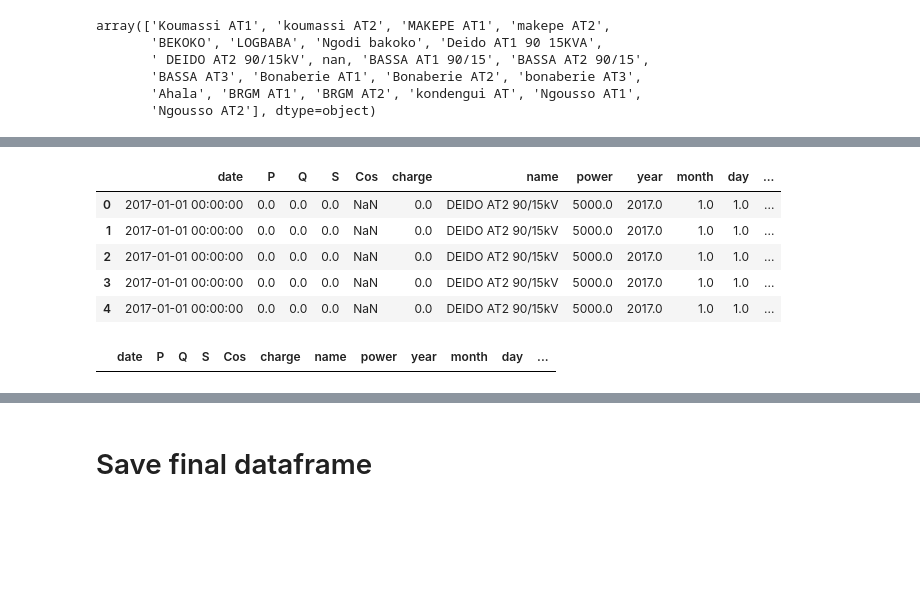
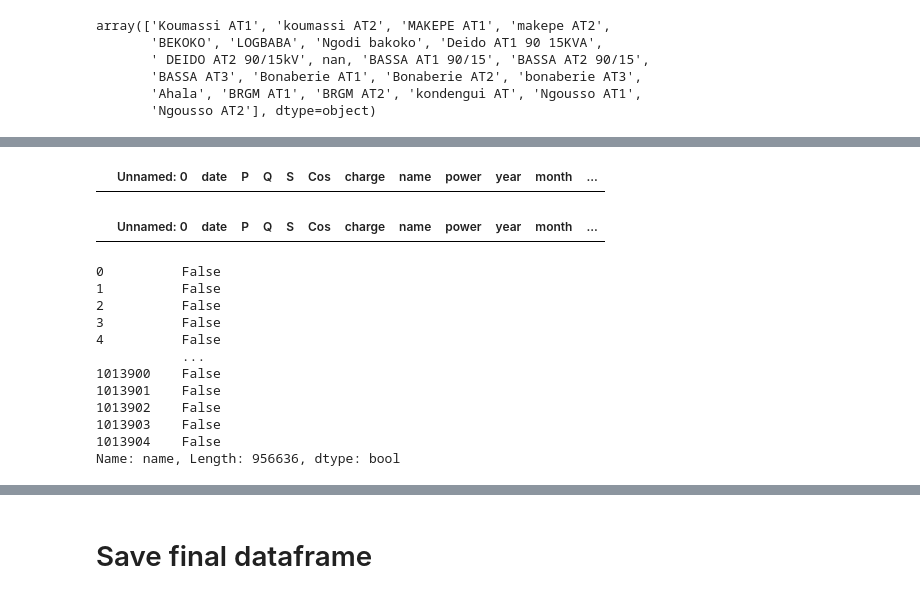
Before and after one commit to pascale25/Energy_electricity_project, a Jupyter notebook: Review_of_ENEO_V1.ipynb, the cells around one changed output, grey strips where cells are left out. Saved outputs shown, nothing was run; the diff lists cells and outputs as text; code cells hidden in the pictures; blank space fills up the shorter version.

```diff
--- a/Review_of_ENEO_V1.ipynb
+++ b/Review_of_ENEO_V1.ipynb
@@ -1589,11 +1591,6 @@ df_clean.loc[(df_clean['Cos'].isnull()) & (df_clean['P']==0) & (df_clean['Q']==
 # %%
-df[df['name']== ' DEIDO AT2 90/15kV' ].head(5)
+df_clean[df_clean['name']== ' DEIDO AT2 90/15kV' ].head(5)
 # %% [output]
-|  | date | P | Q | S | Cos | charge | name | power | year | month | day | ... |
-| 0 | 2017-01-01 00:00:00 | 0.0 | 0.0 | 0.0 | NaN | 0.0 | DEIDO AT2 90/15kV | 5000.0 | 2017.0 | 1.0 | 1.0 | ... |
-| 1 | 2017-01-01 00:00:00 | 0.0 | 0.0 | 0.0 | NaN | 0.0 | DEIDO AT2 90/15kV | 5000.0 | 2017.0 | 1.0 | 1.0 | ... |
-| 2 | 2017-01-01 00:00:00 | 0.0 | 0.0 | 0.0 | NaN | 0.0 | DEIDO AT2 90/15kV | 5000.0 | 2017.0 | 1.0 | 1.0 | ... |
-| 3 | 2017-01-01 00:00:00 | 0.0 | 0.0 | 0.0 | NaN | 0.0 | DEIDO AT2 90/15kV | 5000.0 | 2017.0 | 1.0 | 1.0 | ... |
-| 4 | 2017-01-01 00:00:00 | 0.0 | 0.0 | 0.0 | NaN | 0.0 | DEIDO AT2 90/15kV | 5000.0 | 2017.0 | 1.0 | 1.0 | ... |
+|  | Unnamed: 0 | date | P | Q | S | Cos | charge | name | power | year | month | ... |
 # %%
 # remove empty data from Deido ate 90/15kv
@@ -1601,8 +1598,23 @@ df_clean = df[df['name'] != ' DEIDO AT2 90/15kV' ]
 # %%
 # verification
-df_clean[df_clean['name']== ' DEIDO AT2 90/15kV' ].head(5)
+df_clean[df_clean['name'] == ' DEIDO AT2 90/15kV' ]
 # %% [output]
-|  | date | P | Q | S | Cos | charge | name | power | year | month | day | ... |
+|  | Unnamed: 0 | date | P | Q | S | Cos | charge | name | power | year | month | ... |
+# %%
+df_clean['name'] == ' DEIDO AT2 90/15kV'
+# %% [output]
+0          False
+1          False
+2          False
+3          False
+4          False
+           ...
+1013900    False
+1013901    False
+1013902    False
+1013903    False
+1013904    False
+Name: name, Length: 956636, dtype: bool
 # %%
 # check final data frame
 df_clean.isna().sum()
```
Also changed, not shown: parts of 19 cells of this notebook.
